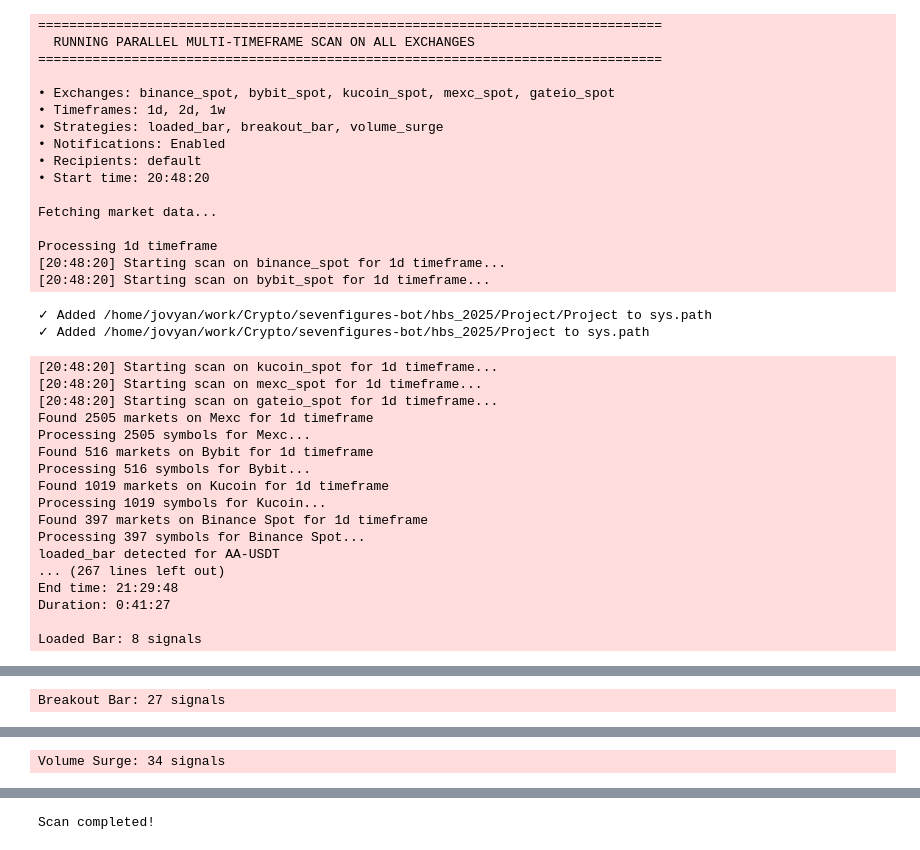
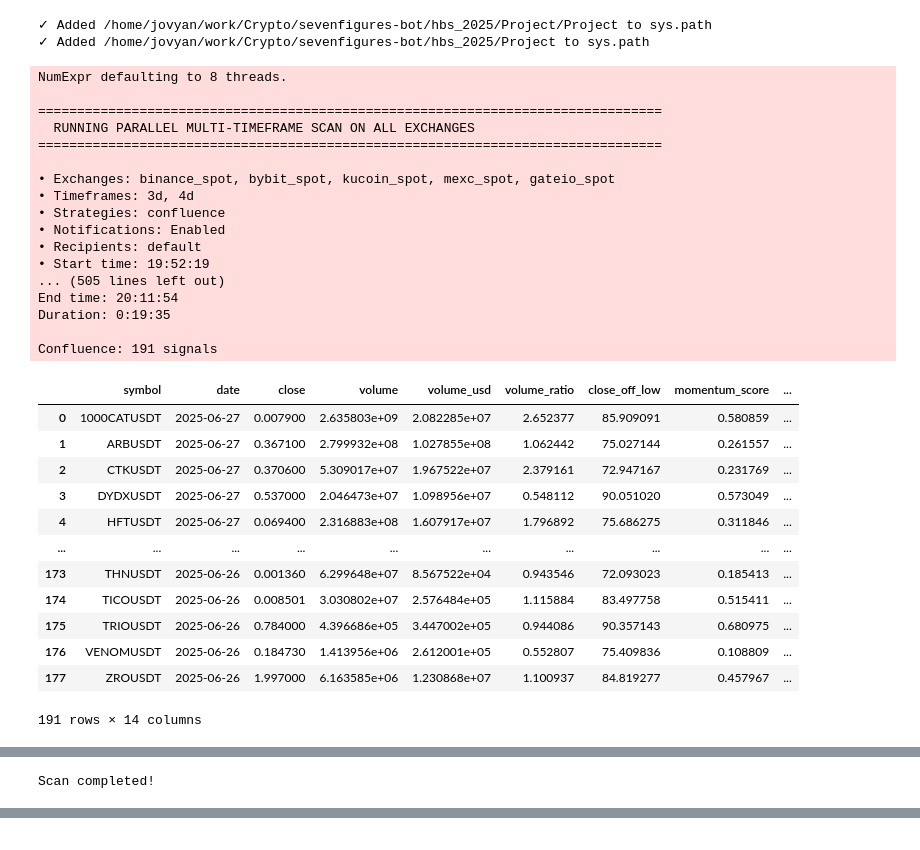
Before and after one commit to hassou7/market-scanner, a Jupyter notebook: Project/execute_vsa_project.ipynb, the cells around one changed output, grey strips where cells are left out. Cells and saved outputs as stored; diff of their text form; code cells hidden in the pictures.

Commit message:
Confluence witth 3d and 4d timeframes
Added 3d and 4d timeframes
Added confluence strategy
Added other vsa strategies

```diff
--- a/Project/execute_vsa_project.ipynb
+++ b/Project/execute_vsa_project.ipynb
@@ -37,69 +39,67 @@ spot_exchanges = ["binance_spot", "bybit_spot", "kucoin_spot", "mexc_spot", "gat
 spot_exchanges_1w = ["binance_spot", "bybit_spot", "gateio_spot"]
 
 async def main():
     # Clear cache for fresh data
     kline_cache.clear()
 
     """
     # Run parallel scan for test bar strategy on spot exchanges
     result = await run_parallel_exchanges(
-        timeframe="2d",                    # Example timeframe
-        strategies=["breakout_bar", "loaded_bar"],
+        timeframe="1d",                    # Example timeframe
+        strategies=["breakout_bar", "loaded_bar", "volume_surge", "start_bar"],
+        # strategies=["reversal_bar"],
         exchanges=spot_exchanges,          # Spot exchanges to scan
         users=["default"],                 # Recipients for Telegram notifications
         send_telegram=True,                # Enable Telegram notifications
         min_volume_usd=None                # Use default volume threshold
     )
     """
     # Run multi-timeframe parallel scan
     result = await run_parallel_multi_timeframes_all_exchanges(
-        timeframes=["1d", "2d", "1w"],     # Multiple timeframes
-        strategies=["loaded_bar", "breakout_bar", "volume_surge"],        # Strategy to scan
+        timeframes=["3d", "4d"],     # Multiple timeframes
+        strategies=["confluence"],        # Strategy to scan
         exchanges=spot_exchanges,          # Exchanges to scan
         users=["default"],                 # Recipients for notifications
         send_telegram=True,                # Enable notifications
         min_volume_usd=None                # Use default volume threshold
     )
     # """
 
     print("Scan completed!")
     return result
 
 if __name__ == "__main__":
     asyncio.run(main())
 # %% [output]
-================================================================================
-  RUNNING PARALLEL MULTI-TIMEFRAME SCAN ON ALL EXCHANGES
-================================================================================
-
-• Exchanges: binance_spot, bybit_spot, kucoin_spot, mexc_spot, gateio_spot
-• Timeframes: 1d, 2d, 1w
-• Strategies: loaded_bar, breakout_bar, volume_surge
-• Notifications: Enabled
-• Recipients: default
-• Start time: 20:48:20
-
-Fetching market data...
-
-Processing 1d timeframe
-[20:48:20] Starting scan on binance_spot for 1d timeframe...
-[20:48:20] Starting scan on bybit_spot for 1d timeframe...
+✓ Added /home/jovyan/work/Crypto/sevenfigures-bot/hbs_2025/Project/Project to sys.path
+✓ Added /home/jovyan/work/Crypto/sevenfigures-bot/hbs_2025/Project to sys.path
-✓ Added /home/jovyan/work/Crypto/sevenfigures-bot/hbs_2025/Project/Project to sys.path
-✓ Added /home/jovyan/work/Crypto/sevenfigures-bot/hbs_2025/Project to sys.path
+NumExpr defaulting to 8 threads.
+
+================================================================================
+  RUNNING PARALLEL MULTI-TIMEFRAME SCAN ON ALL EXCHANGES
+================================================================================
+
+• Exchanges: binance_spot, bybit_spot, kucoin_spot, mexc_spot, gateio_spot
+• Timeframes: 3d, 4d
+• Strategies: confluence
+• Notifications: Enabled
+• Recipients: default
+• Start time: 19:52:19
+... (505 lines left out)
+End time: 20:11:54
+Duration: 0:19:35
+
+Confluence: 191 signals
+|  | symbol | date | close | volume | volume_usd | volume_ratio | close_off_low | momentum_score | ... |
+| 0 | 1000CATUSDT | 2025-06-27 | 0.007900 | 2.635803e+09 | 2.082285e+07 | 2.652377 | 85.909091 | 0.580859 | ... |
+| 1 | ARBUSDT | 2025-06-27 | 0.367100 | 2.799932e+08 | 1.027855e+08 | 1.062442 | 75.027144 | 0.261557 | ... |
+| 2 | CTKUSDT | 2025-06-27 | 0.370600 | 5.309017e+07 | 1.967522e+07 | 2.379161 | 72.947167 | 0.231769 | ... |
+| 3 | DYDXUSDT | 2025-06-27 | 0.537000 | 2.046473e+07 | 1.098956e+07 | 0.548112 | 90.051020 | 0.573049 | ... |
+| 4 | HFTUSDT | 2025-06-27 | 0.069400 | 2.316883e+08 | 1.607917e+07 | 1.796892 | 75.686275 | 0.311846 | ... |
+| ... | ... | ... | ... | ... | ... | ... | ... | ... | ... |
+| 173 | THNUSDT | 2025-06-26 | 0.001360 | 6.299648e+07 | 8.567522e+04 | 0.943546 | 72.093023 | 0.185413 | ... |
+| 174 | TICOUSDT | 2025-06-26 | 0.008501 | 3.030802e+07 | 2.576484e+05 | 1.115884 | 83.497758 | 0.515411 | ... |
+| 175 | TRIOUSDT | 2025-06-26 | 0.784000 | 4.396686e+05 | 3.447002e+05 | 0.944086 | 90.357143 | 0.680975 | ... |
+| 176 | VENOMUSDT | 2025-06-26 | 0.184730 | 1.413956e+06 | 2.612001e+05 | 0.552807 | 75.409836 | 0.108809 | ... |
+| 177 | ZROUSDT | 2025-06-26 | 1.997000 | 6.163585e+06 | 1.230868e+07 | 1.100937 | 84.819277 | 0.457967 | ... |
-[20:48:20] Starting scan on kucoin_spot for 1d timeframe...
-[20:48:20] Starting scan on mexc_spot for 1d timeframe...
-[20:48:20] Starting scan on gateio_spot for 1d timeframe...
-Found 2505 markets on Mexc for 1d timeframe
-Processing 2505 symbols for Mexc...
-Found 516 markets on Bybit for 1d timeframe
-Processing 516 symbols for Bybit...
-Found 1019 markets on Kucoin for 1d timeframe
-Processing 1019 symbols for Kucoin...
-Found 397 markets on Binance Spot for 1d timeframe
-Processing 397 symbols for Binance Spot...
-loaded_bar detected for AA-USDT
-... (267 lines left out)
-End time: 21:29:48
-Duration: 0:41:27
-
-Loaded Bar: 8 signals
+191 rows × 14 columns
@@ -115 +106 @@ Loaded Bar: 8 signals
-Breakout Bar: 27 signals
+Scan completed!
@@ -133 +106,0 @@ Breakout Bar: 27 signals
-Volume Surge: 34 signals
@@ -151,4 +107,3 @@ Volume Surge: 34 signals
-Scan completed!
 # %%
 # Debug ohlcv data of any pair
 
```
Also changed, not shown: parts of 5 cells of this notebook, 28 other files.
